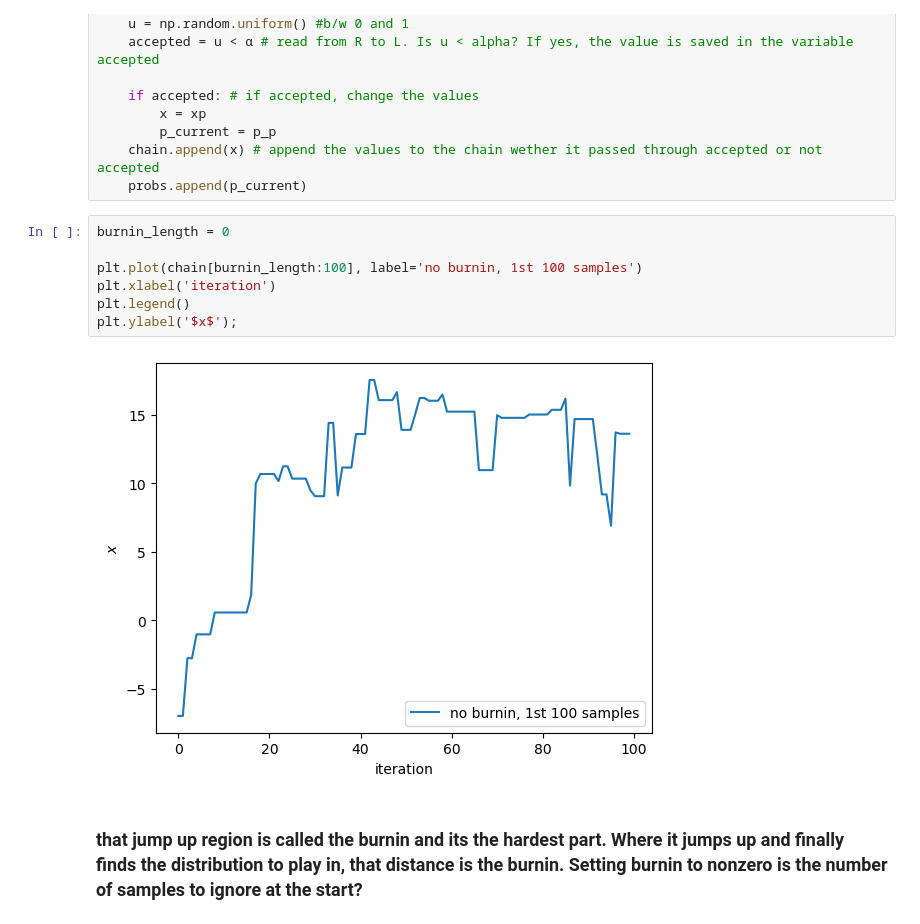
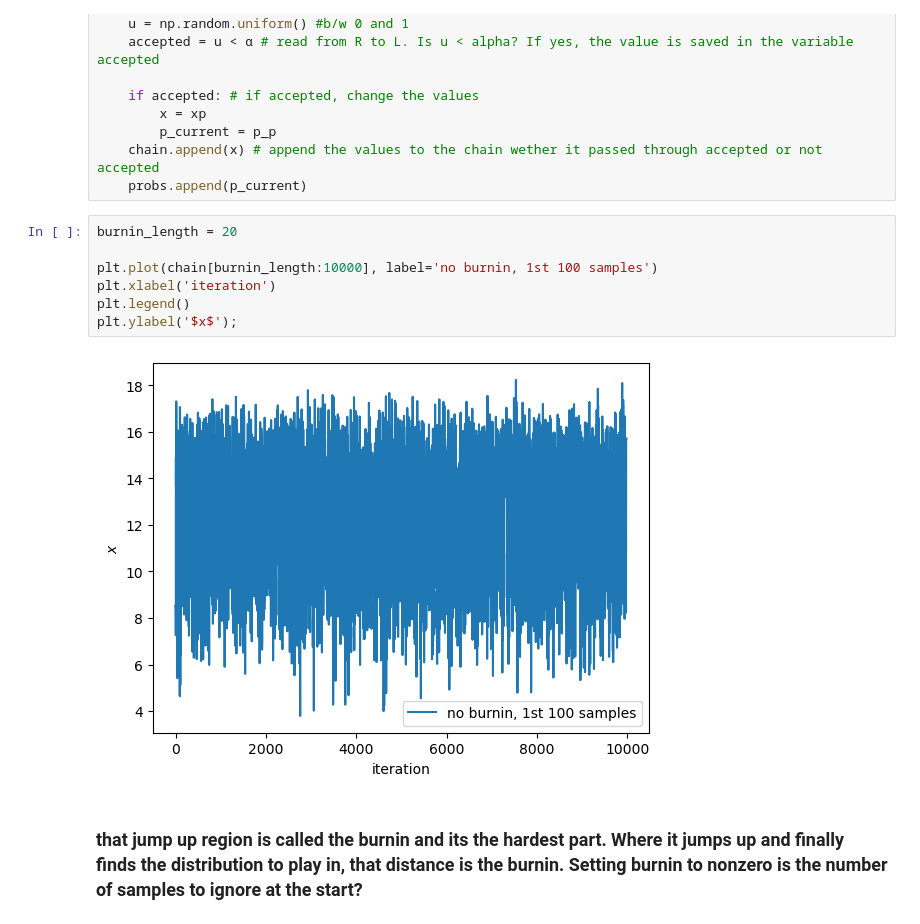
Before and after one commit to martymich/scicomp2_F25_marty, a Jupyter notebook: my_work/Intro to Sampling COPY.ipynb, the cells around one changed output. Saved outputs shown, nothing was run; the diff lists cells and outputs as text.

```diff
--- a/my_work/Intro to Sampling COPY.ipynb
+++ b/my_work/Intro to Sampling COPY.ipynb
@@ -314,14 +314,14 @@ for i in range(niter):
     chain.append(x) # append the values to the chain wether it passed through accepted or not accepted
     probs.append(p_current)
 # %%
-burnin_length = 0
+burnin_length = 20
 
-plt.plot(chain[burnin_length:100], label='no burnin, 1st 100 samples')
+plt.plot(chain[burnin_length:10000], label='no burnin, 1st 100 samples')
 plt.xlabel('iteration')
 plt.legend()
 plt.ylabel('$x$');
 # %% [output]
-[figure, old version]
+[figure, new version]
 # %% [markdown]
 ### that jump up region is called the burnin and its the hardest part. Where it jumps up and finally finds the distribution to play in, that distance is the burnin. Setting burnin to nonzero is the number of samples to ignore at the start?
 # %%
```
Also changed, not shown: parts of 11 cells of this notebook, 5 other files.
